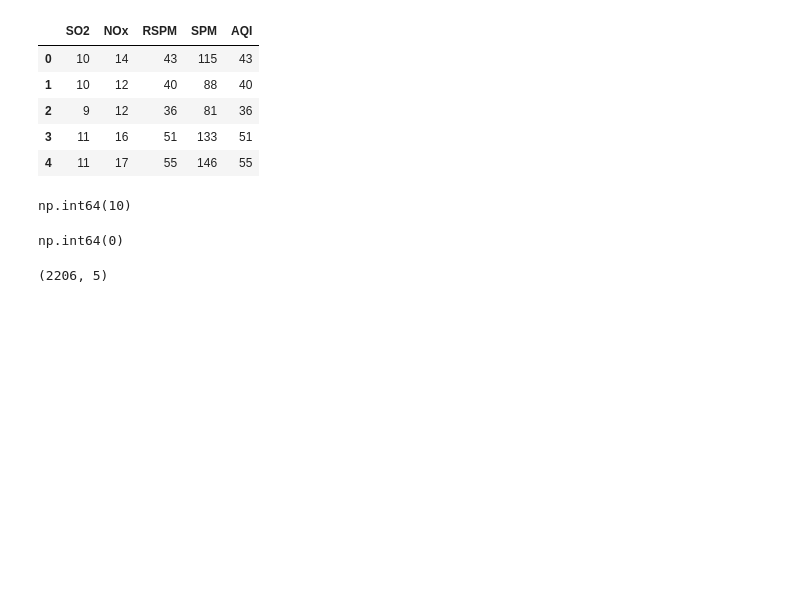
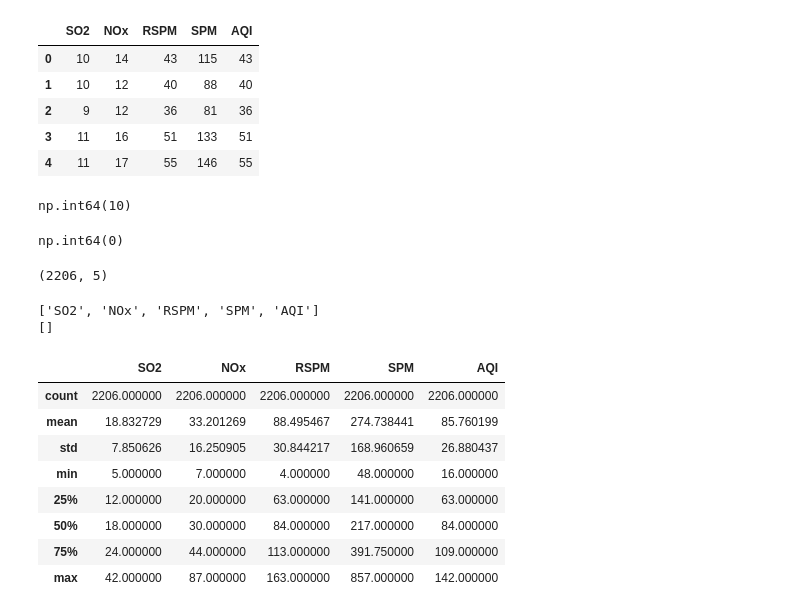
Before and after one commit to Vajresh-D-Kulkarni/Air-Quality-Index-Prediction, a Jupyter notebook: notebooks/EDA.ipynb, the cells around one changed output. Drawn from its saved outputs; the diff is of its cells as text; code cells hidden in the pictures; blank space fills up the shorter version.

```diff
--- a/notebooks/EDA.ipynb
+++ b/notebooks/EDA.ipynb
@@ -76,3 +76,23 @@ np.int64(0)
 data.shape
 # %% [output]
 (2206, 5)
+# %%
+numerical_columns = [cols for cols in data.columns if data.dtypes[cols] != 'object']
+categorical_columns = [cols for cols in data.columns if data.dtypes[cols] == 'object']
+print(numerical_columns)
+print(categorical_columns)
+# %% [output]
+['SO2', 'NOx', 'RSPM', 'SPM', 'AQI']
+[]
+# %%
+data.describe()
+# %% [output]
+|  | SO2 | NOx | RSPM | SPM | AQI |
+| count | 2206.000000 | 2206.000000 | 2206.000000 | 2206.000000 | 2206.000000 |
+| mean | 18.832729 | 33.201269 | 88.495467 | 274.738441 | 85.760199 |
+| std | 7.850626 | 16.250905 | 30.844217 | 168.960659 | 26.880437 |
+| min | 5.000000 | 7.000000 | 4.000000 | 48.000000 | 16.000000 |
+| 25% | 12.000000 | 20.000000 | 63.000000 | 141.000000 | 63.000000 |
+| 50% | 18.000000 | 30.000000 | 84.000000 | 217.000000 | 84.000000 |
+| 75% | 24.000000 | 44.000000 | 113.000000 | 391.750000 | 109.000000 |
+| max | 42.000000 | 87.000000 | 163.000000 | 857.000000 | 142.000000 |
```
Also changed, not shown: parts of 2 cells of this notebook, 7 other files.
